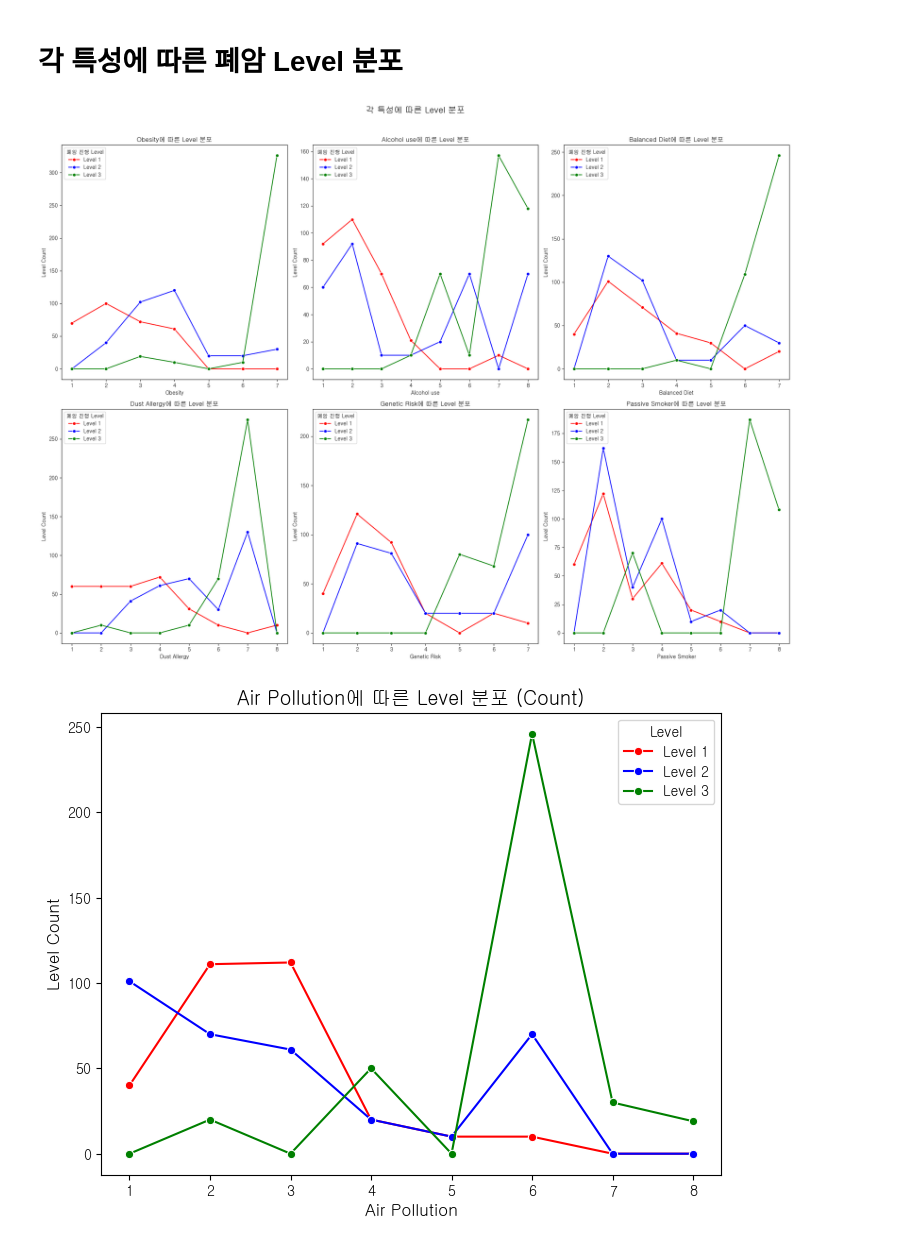
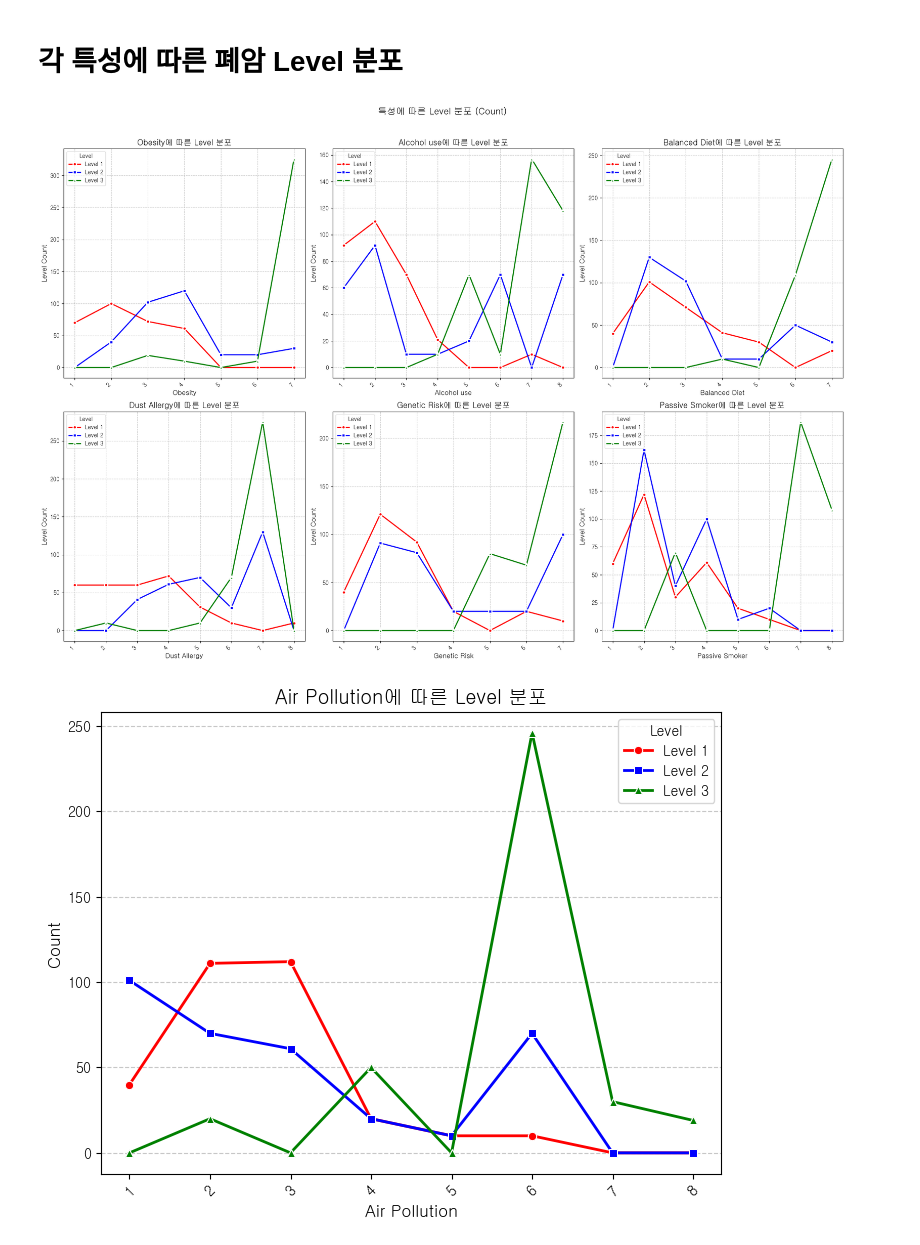
Before and after one commit to encore-SKN11/ML-3Team, a Jupyter notebook: eda.ipynb, the cells around one changed output. Cells and saved outputs as stored; diff of their text form; code cells hidden in the pictures.

```diff
--- a/eda.ipynb
+++ b/eda.ipynb
@@ -417,54 +417,60 @@ plt.show()
 # %%
 # 특성 리스트
 features = ['Obesity', 'Alcohol use', 'Balanced Diet', 'Dust Allergy', 'Genetic Risk', 'Passive Smoker']
 
 # 그래프 설정
-fig, axes = plt.subplots(2, 3, figsize=(20, 15))  # 3x2 그리드로 배치
-fig.suptitle("각 특성에 따른 Level 분포", fontsize=16, fontweight='bold')
+fig, axes = plt.subplots(2, 3, figsize=(20, 14))  # 3x2 그리드로 배치
+fig.suptitle("특성에 따른 Level 분포 (Count)", fontsize=16, fontweight='bold')
 
 # 각 특성에 대해 반복적으로 그래프 그리기
 for i, feature in enumerate(features):
     ax = axes.flatten()[i]  # 각 subplot에 해당하는 axes를 가져옴
     level_counts = related_df.groupby([feature, 'Level']).size().unstack(fill_value=0)
 
-    # 각 특성에 대해 Level별 count를 꺾은선 그래프로 시각화
-    sns.lineplot(data=level_counts, x=level_counts.index, y=1, label='Level 1', marker='o', color='red', ax=ax)
-    sns.lineplot(data=level_counts, x=level_counts.index, y=2, label='Level 2', marker='o', color='blue', ax=ax)
-    sns.lineplot(data=level_counts, x=level_counts.index, y=3, label='Level 3', marker='o', color='green', ax=ax)
+    # 꺾은선 그래프 그리기
+    sns.lineplot(data=level_counts, x=level_counts.index, y=1, label='Level 1', marker='o',
+                 markerfacecolor='red', markeredgewidth=2, linewidth=2, color='red', ax=ax)
+    sns.lineplot(data=level_counts, x=level_counts.index, y=2, label='Level 2', marker='s',
+                 markerfacecolor='blue', markeredgewidth=2, linewidth=2, color='blue', ax=ax)
+    sns.lineplot(data=level_counts, x=level_counts.index, y=3, label='Level 3', marker='^',
+                 markerfacecolor='green', markeredgewidth=2, linewidth=2, color='green', ax=ax)
 
     # 제목과 레이블 추가
-    ax.set_title(f'{feature}에 따른 폐암 Level 분포', fontsize=12)
-    ax.set_xlabel(feature, fontsize=10)
-    ax.set_ylabel('Level Count', fontsize=10)
+    ax.set_title(f'{feature}에 따른 Level 분포', fontsize=14, fontweight='bold')
+    ax.set_xlabel(feature, fontsize=12)
+    ax.set_ylabel('Level Count', fontsize=12)
 
     # 범례 추가
-    ax.legend(title='폐암 진행 Level')
+    ax.legend(title='Level', loc='upper left', fontsize=10, frameon=True, framealpha=0.7)
+
+    # 그리드 선 추가
+    ax.grid(True, linestyle='--', alpha=0.7)
+
+    # x축 레이블 회전
+    ax.set_xticklabels(ax.get_xticklabels(), rotation=45, ha='right', fontsize=10)
 
 # 레이아웃 조정
 plt.tight_layout(rect=[0, 0, 1, 0.96])  # 제목 공간 확보
 plt.show()
 # %% [output]
-[figure, old version]
+[figure, new version]
 # %%
 level_counts = related_df.groupby(['Air Pollution', 'Level']).size().unstack(fill_value=0)
 
 # 그래프 그리기
 plt.figure(figsize=(8, 6))
+sns.lineplot(data=level_counts, x=level_counts.index, y=1, label='Level 1', marker='o', color='red', linewidth=2)
+sns.lineplot(data=level_counts, x=level_counts.index, y=2, label='Level 2', marker='s', color='blue', linewidth=2)
+sns.lineplot(data=level_counts, x=level_counts.index, y=3, label='Level 3', marker='^', color='green', linewidth=2)
 
-# 각 Level에 대해 꺾은선 그래프 그리기 (색 변경)
-sns.lineplot(data=level_counts, x=level_counts.index, y=1, label='Level 1', marker='o', color='red')
-sns.lineplot(data=level_counts, x=level_counts.index, y=2, label='Level 2', marker='o', color='blue')
-sns.lineplot(data=level_counts, x=level_counts.index, y=3, label='Level 3', marker='o', color='green')
+# 그래프 꾸미기
+plt.title("Air Pollution에 따른 Level 분포", fontsize=14, fontweight='bold')
+plt.xlabel("Air Pollution", fontsize=12)
+plt.ylabel("Count", fontsize=12)
+plt.xticks(rotation=45)
+plt.legend(title="Level")
+plt.grid(axis='y', linestyle="--", alpha=0.7)
 
-# 제목과 레이블 추가
-plt.title('Air Pollution에 따른 Level 분포 (Count)', fontsize=14, fontweight='bold')
-plt.xlabel('Air Pollution', fontsize=12)
-plt.ylabel('Level Count', fontsize=12)
-
-# 범례 추가
-plt.legend(title='Level')
-
-# 그래프 출력
 plt.show()
 # %% [output]
-[figure, old version]
+[figure, new version]
```
Also changed, not shown: parts of 1 cell of this notebook, 1 other file.
